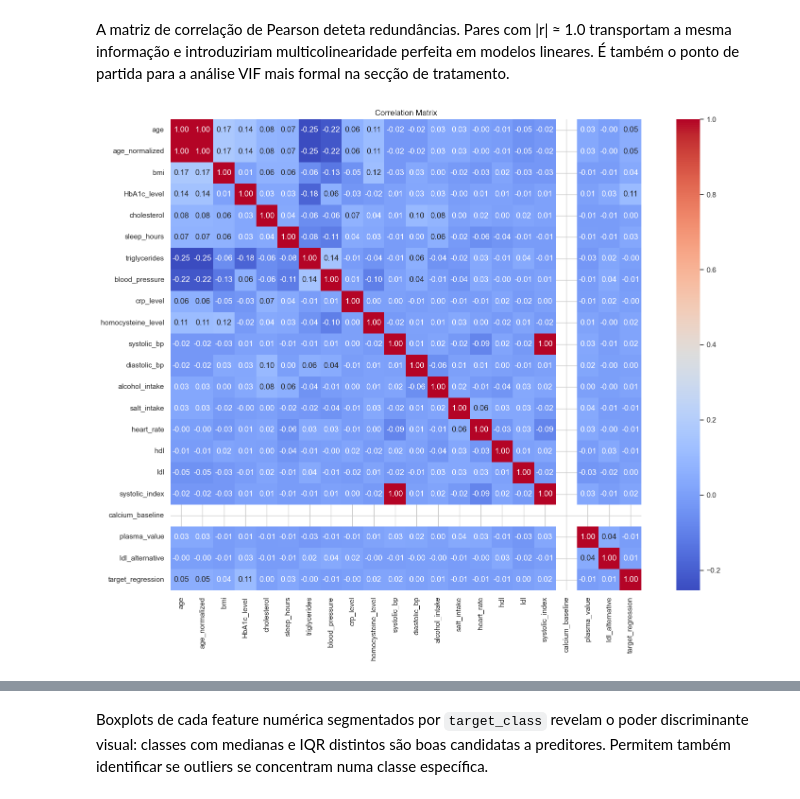
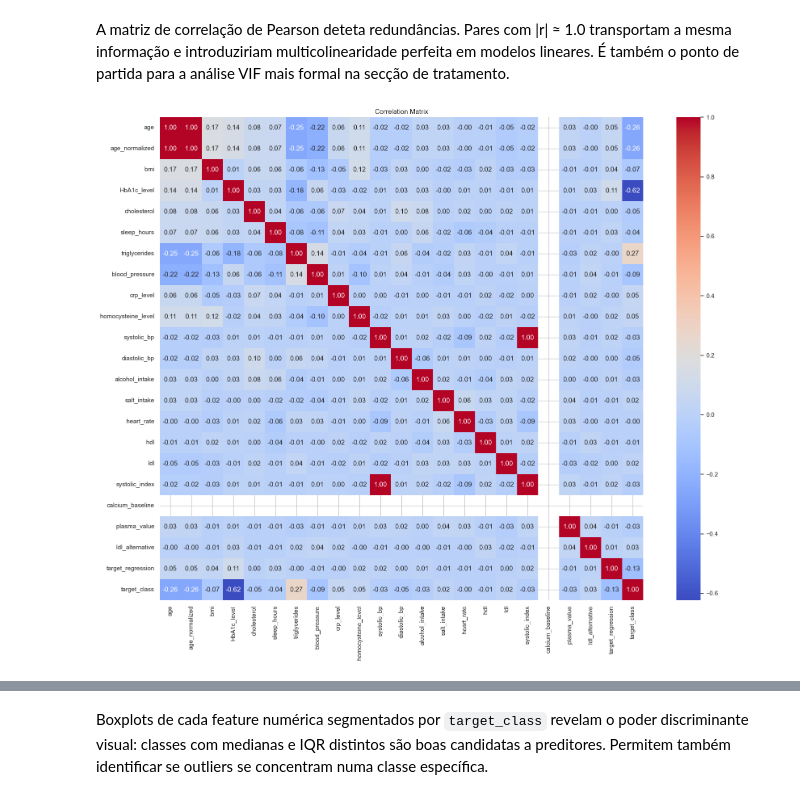
Before and after one commit to LuisMNSantos/APRAU-Cardiometabolic-ML, a Jupyter notebook: notebooks/aprau_grupo18.ipynb, the cells around one changed output, grey strips where cells are left out. Saved outputs shown, nothing was run; the diff lists cells and outputs as text; code cells hidden in the pictures.

```diff
--- a/notebooks/aprau_grupo18.ipynb
+++ b/notebooks/aprau_grupo18.ipynb
@@ -234,15 +236,19 @@ plt.show()
 # %% [markdown]
 A matriz de correlação de Pearson deteta redundâncias. Pares com |r| ≈ 1.0 transportam a mesma informação e introduziriam multicolinearidade perfeita em modelos lineares. É também o ponto de partida para a análise VIF mais formal na secção de tratamento.
 # %%
-# Correlation heatmap (numerical features)
-corr = df[numerical_cols].corr()
-plt.figure(figsize=(16, 12))
-sns.heatmap(corr, annot=True, fmt='.2f', cmap='coolwarm', square=True)
-plt.title('Correlation Matrix')
+# Correlation heatmap: numerical features + target_class
+_tc_map = {v: i for i, v in enumerate(sorted(df["target_class"].unique()))}
+corr_df = df[numerical_cols].copy()
+corr_df["target_class"] = df["target_class"].map(_tc_map)
+
+corr = corr_df.corr()
+plt.figure(figsize=(18, 14))
+sns.heatmap(corr, annot=True, fmt=".2f", cmap="coolwarm", square=True)
+plt.title("Correlation Matrix")
 plt.tight_layout()
 plt.show()
 # %% [output]
-[figure, old version]
+[figure, new version]
 # %% [markdown]
 ### Conclusões: Matriz de Correlação
 
```
Also changed, not shown: parts of 51 cells of this notebook, 1 other file.
